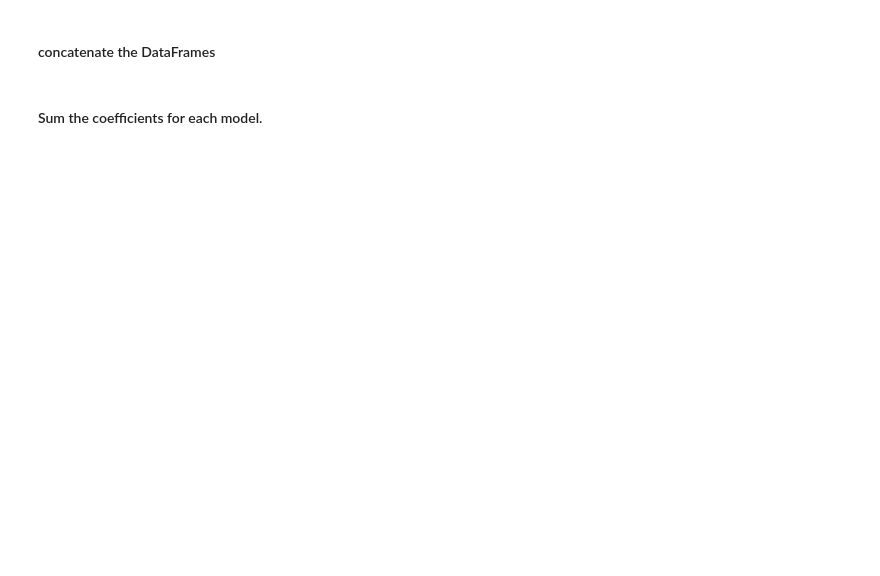
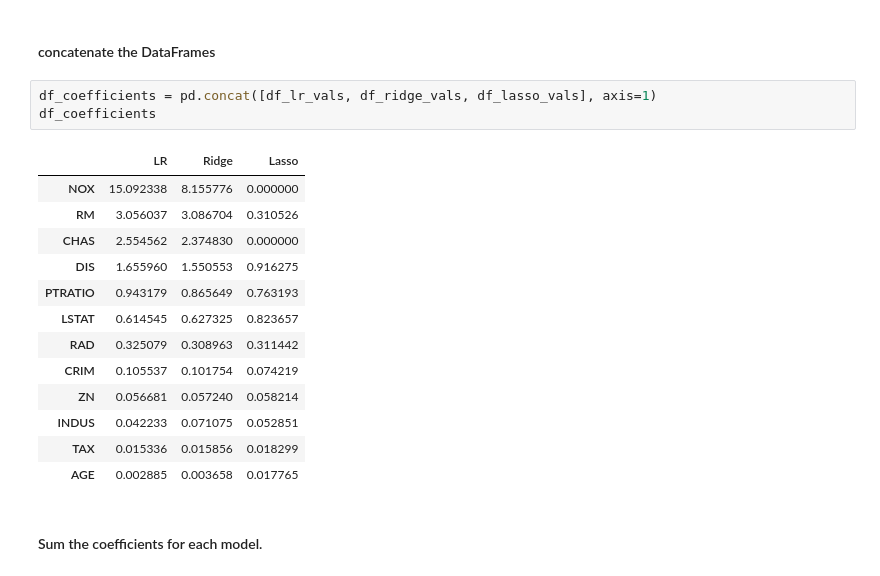
Before and after one commit to ersingt/coursework, a Jupyter notebook: 04-Week/02-lasso_ridge/lasso_ridge.ipynb, the cells around one changed output. Saved outputs shown, nothing was run; the diff lists cells and outputs as text; blank space fills up the shorter version.

```diff
--- a/04-Week/02-lasso_ridge/lasso_ridge.ipynb
+++ b/04-Week/02-lasso_ridge/lasso_ridge.ipynb
@@ -127,4 +269,21 @@ df_lasso_vals
 # %% [markdown]
 #### concatenate the DataFrames
+# %%
+df_coefficients = pd.concat([df_lr_vals, df_ridge_vals, df_lasso_vals], axis=1)
+df_coefficients
+# %% [output]
+|  | LR | Ridge | Lasso |
+| NOX | 15.092338 | 8.155776 | 0.000000 |
+| RM | 3.056037 | 3.086704 | 0.310526 |
+| CHAS | 2.554562 | 2.374830 | 0.000000 |
+| DIS | 1.655960 | 1.550553 | 0.916275 |
+| PTRATIO | 0.943179 | 0.865649 | 0.763193 |
+| LSTAT | 0.614545 | 0.627325 | 0.823657 |
+| RAD | 0.325079 | 0.308963 | 0.311442 |
+| CRIM | 0.105537 | 0.101754 | 0.074219 |
+| ZN | 0.056681 | 0.057240 | 0.058214 |
+| INDUS | 0.042233 | 0.071075 | 0.052851 |
+| TAX | 0.015336 | 0.015856 | 0.018299 |
+| AGE | 0.002885 | 0.003658 | 0.017765 |
 # %% [markdown]
 #### Sum the coefficients for each model.
```
Also changed, not shown: parts of 21 cells of this notebook, 6 other files.
